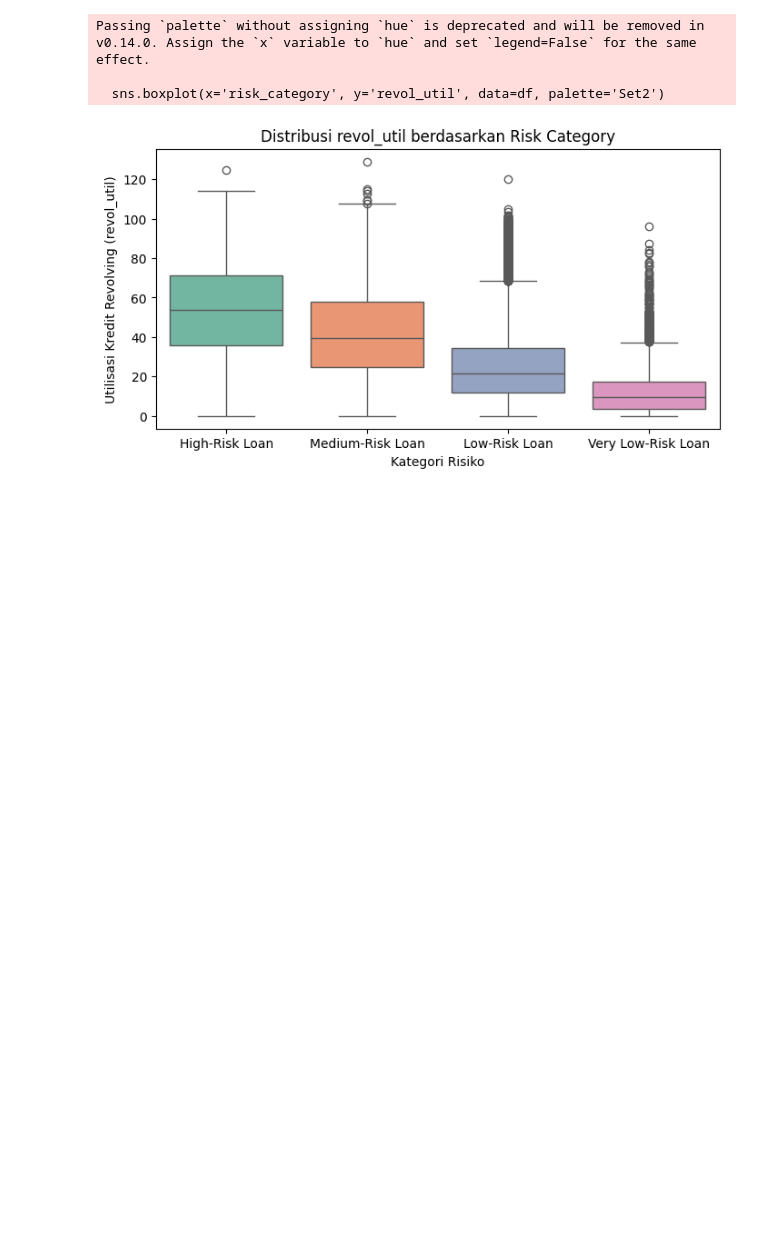
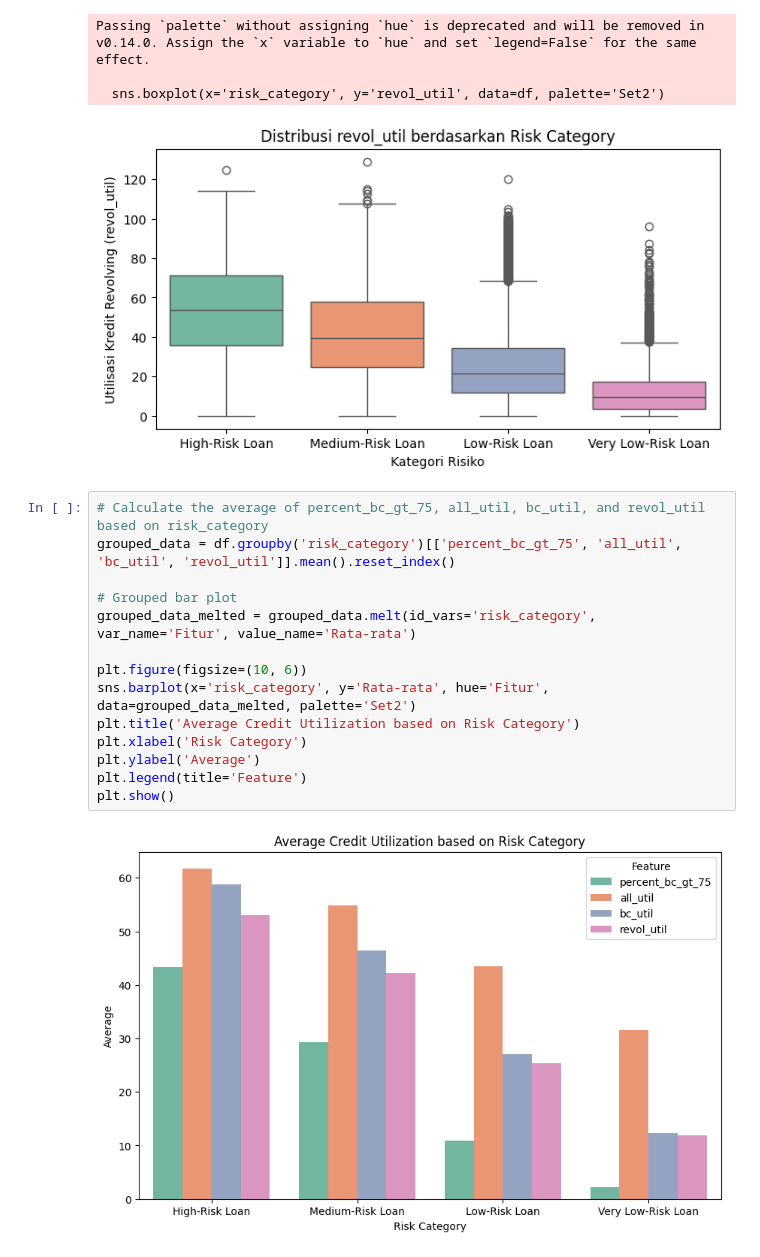
Before and after one commit to hidayah24/data-analyst-portfolio, a Jupyter notebook: Project-2-Credit-Risk-Analysis-and-Optimization-of-Lending-Decisions/Credit-Risk-Analysis.ipynb, the cells around one changed output. Drawn from its saved outputs; the diff is of its cells as text; blank space fills up the shorter version.

Commit message:
Visualization and analisis for credit utlization & debt burden

```diff
--- a/Project-2-Credit-Risk-Analysis-and-Optimization-of-Lending-Decisions/Credit-Risk-Analysis.ipynb
+++ b/Project-2-Credit-Risk-Analysis-and-Optimization-of-Lending-Decisions/Credit-Risk-Analysis.ipynb
@@ -684,3 +684,19 @@ Passing `palette` without assigning `hue` is deprecated and will be removed in v
 
   sns.boxplot(x='risk_category', y='revol_util', data=df, palette='Set2')
 [figure]
+# %%
+# Calculate the average of percent_bc_gt_75, all_util, bc_util, and revol_util based on risk_category
+grouped_data = df.groupby('risk_category')[['percent_bc_gt_75', 'all_util', 'bc_util', 'revol_util']].mean().reset_index()
+
+# Grouped bar plot
+grouped_data_melted = grouped_data.melt(id_vars='risk_category', var_name='Fitur', value_name='Rata-rata')
+
+plt.figure(figsize=(10, 6))
+sns.barplot(x='risk_category', y='Rata-rata', hue='Fitur', data=grouped_data_melted, palette='Set2')
+plt.title('Average Credit Utilization based on Risk Category')
+plt.xlabel('Risk Category')
+plt.ylabel('Average')
+plt.legend(title='Feature')
+plt.show()
+# %% [output]
+[figure, added]
```
Also changed, not shown: parts of 2 cells of this notebook.
